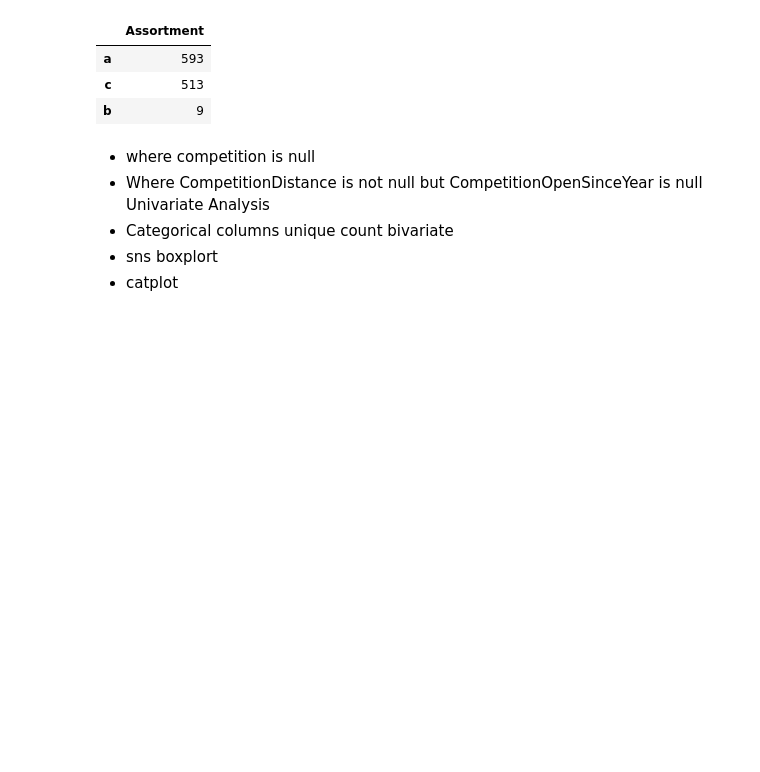
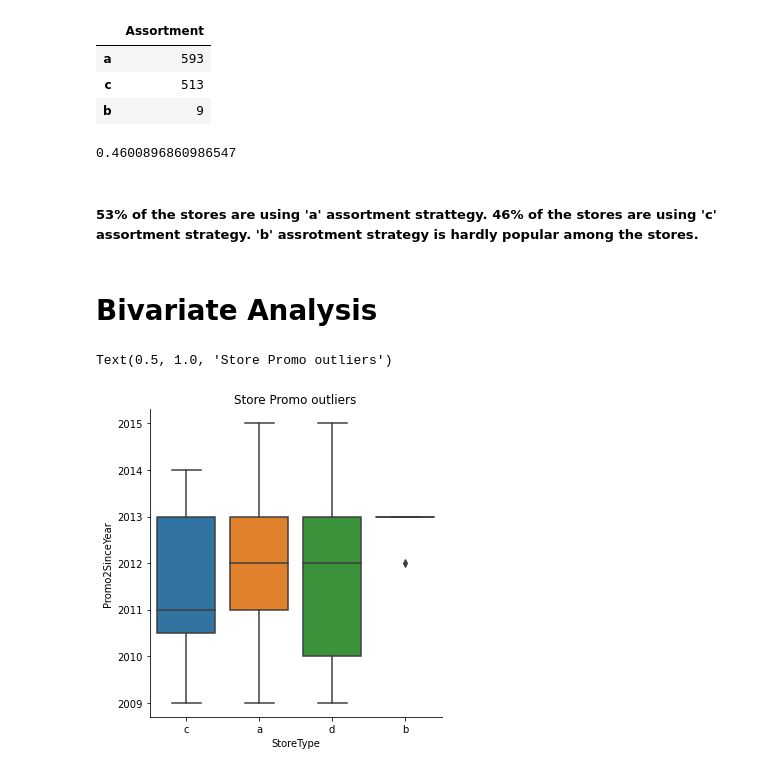
Before and after one commit to degagawolde/pharmaceutical-sales-prediction, a Jupyter notebook: notebooks/StoreDataExploration.ipynb, the cells around one changed output. Drawn from its saved outputs; the diff is of its cells as text; code cells hidden in the pictures; blank space fills up the shorter version.

```diff
--- a/notebooks/StoreDataExploration.ipynb
+++ b/notebooks/StoreDataExploration.ipynb
@@ -134,11 +150,18 @@ get_percentage_counts(store_df, 'Assortment')
 | a | 593 |
 | c | 513 |
 | b | 9 |
-# %% [markdown]
-- where competition is null
-- Where CompetitionDistance is not null but CompetitionOpenSinceYear is null
-Univariate Analysis
-- Categorical columns unique count
-bivariate
-- sns boxplort
-- catplot
+# %%
+513/(593+513+9)
+# %% [output]
+0.4600896860986547
+# %% [markdown]
+##### 53% of the stores are using 'a' assortment strattegy. 46% of the stores are using 'c' assortment strategy. 'b' assrotment strategy is hardly popular among the stores.
+# %% [markdown]
+# Bivariate Analysis
+# %%
+sns.catplot(x="StoreType", y="Promo2SinceYear", kind="box",
+            data=store_df.query("Promo2SinceYear!=0"))
+plt.title("Store Promo outliers")
+# %% [output]
+Text(0.5, 1.0, 'Store Promo outliers')
+[figure, added]
```
Also changed, not shown: parts of 32 cells of this notebook, 9 other files.
